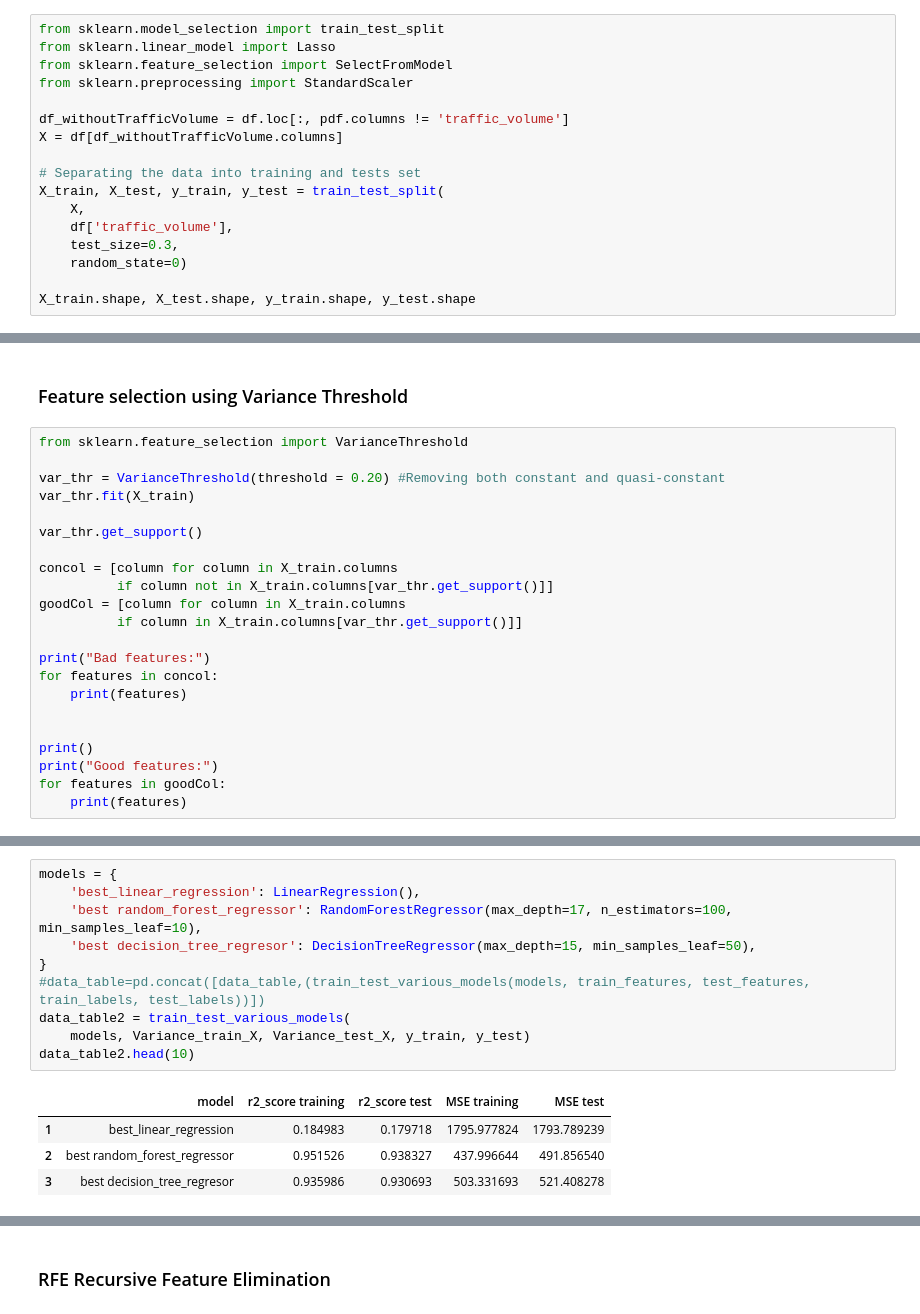
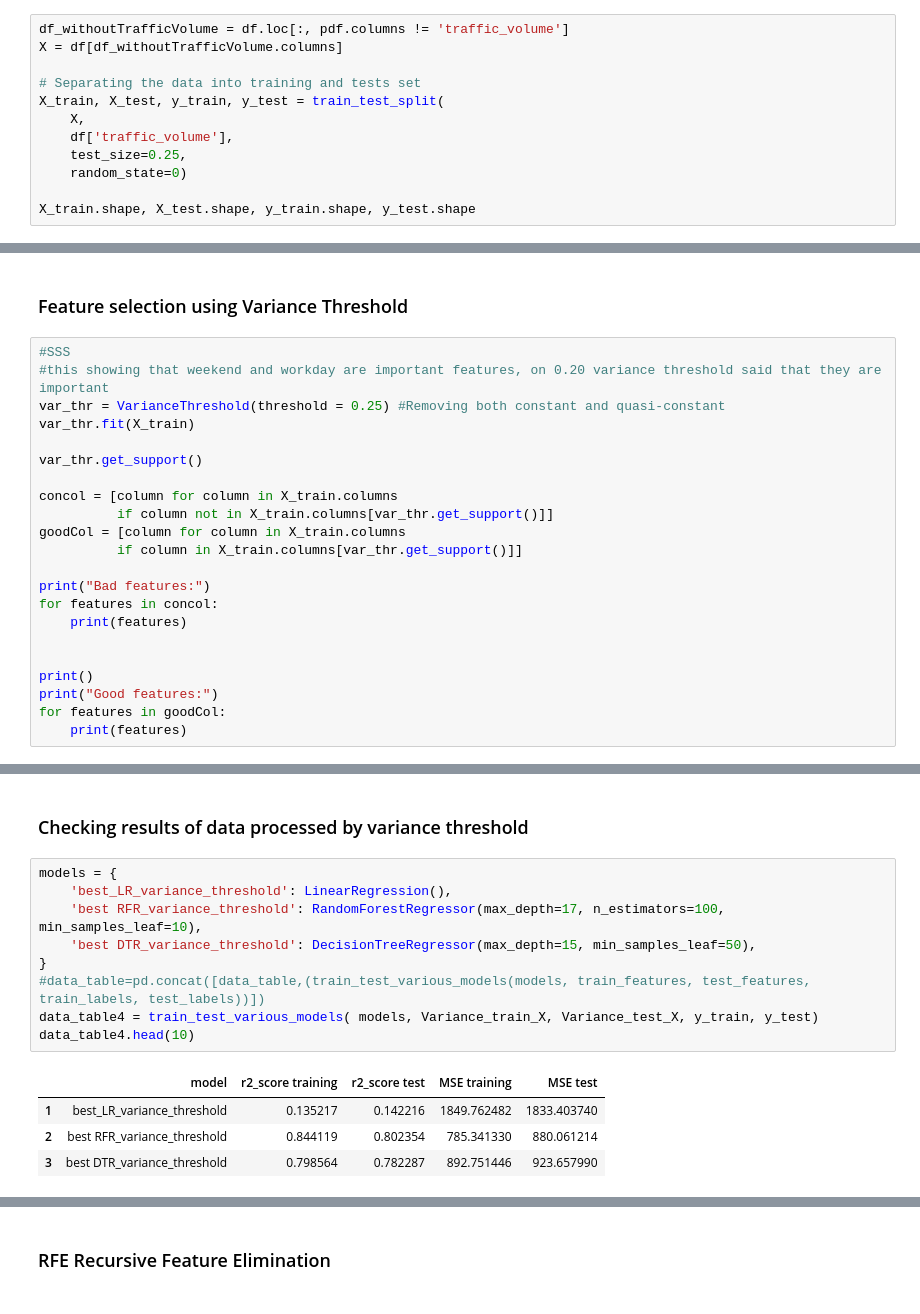
Before and after one commit to MrFICAX/Machine_Learning_Project_1, a Jupyter notebook: Projekat1_InProgress.ipynb, the cells around one changed output, grey strips where cells are left out. Saved outputs shown, nothing was run; the diff lists cells and outputs as text.

```diff
--- a/Projekat1_InProgress.ipynb
+++ b/Projekat1_InProgress.ipynb
@@ -1168,9 +1273,4 @@ plot_prediction(df_test_predrf, 25)
 # %%
-from sklearn.model_selection import train_test_split
-from sklearn.linear_model import Lasso
-from sklearn.feature_selection import SelectFromModel
-from sklearn.preprocessing import StandardScaler
-
 df_withoutTrafficVolume = df.loc[:, pdf.columns != 'traffic_volume']
 X = df[df_withoutTrafficVolume.columns]
 
@@ -1178,7 +1278,7 @@ X = df[df_withoutTrafficVolume.columns]
 X_train, X_test, y_train, y_test = train_test_split(
     X,
     df['traffic_volume'],
-    test_size=0.3,
+    test_size=0.25,
     random_state=0)
 
 X_train.shape, X_test.shape, y_train.shape, y_test.shape
@@ -1187,9 +1287,9 @@ X_train.shape, X_test.shape, y_train.shape, y_test.shape
 # %% [markdown]
 ### Feature selection using Variance Threshold
 # %%
-from sklearn.feature_selection import VarianceThreshold
-
-var_thr = VarianceThreshold(threshold = 0.20) #Removing both constant and quasi-constant
+#SSS
+#this showing that weekend and workday are important features, on 0.20 variance threshold said that they are important
+var_thr = VarianceThreshold(threshold = 0.25) #Removing both constant and quasi-constant
 var_thr.fit(X_train)
 
 var_thr.get_support()
@@ -1260,16 +1356,17 @@ Variance_train_X.columns, Variance_test_X.columns
+# %% [markdown]
+### Checking results of data processed by variance threshold
 # %%
 models = {
-    'best_linear_regression': LinearRegression(),
-    'best random_forest_regressor': RandomForestRegressor(max_depth=17, n_estimators=100, min_samples_leaf=10),
-    'best decision_tree_regresor': DecisionTreeRegressor(max_depth=15, min_samples_leaf=50),
+    'best_LR_variance_threshold': LinearRegression(),
+    'best RFR_variance_threshold': RandomForestRegressor(max_depth=17, n_estimators=100, min_samples_leaf=10),
+    'best DTR_variance_threshold': DecisionTreeRegressor(max_depth=15, min_samples_leaf=50),
 }
 #data_table=pd.concat([data_table,(train_test_various_models(models, train_features, test_features, train_labels, test_labels))])
-data_table2 = train_test_various_models(
-    models, Variance_train_X, Variance_test_X, y_train, y_test)
-data_table2.head(10)
+data_table4 = train_test_various_models( models, Variance_train_X, Variance_test_X, y_train, y_test)
+data_table4.head(10)
 # %% [output]
 |  | model | r2_score training | r2_score test | MSE training | MSE test |
-| 1 | best_linear_regression | 0.184983 | 0.179718 | 1795.977824 | 1793.789239 |
-| 2 | best random_forest_regressor | 0.951526 | 0.938327 | 437.996644 | 491.856540 |
-| 3 | best decision_tree_regresor | 0.935986 | 0.930693 | 503.331693 | 521.408278 |
+| 1 | best_LR_variance_threshold | 0.135217 | 0.142216 | 1849.762482 | 1833.403740 |
+| 2 | best RFR_variance_threshold | 0.844119 | 0.802354 | 785.341330 | 880.061214 |
+| 3 | best DTR_variance_threshold | 0.798564 | 0.782287 | 892.751446 | 923.657990 |
 # %%
```
Also changed, not shown: parts of 160 cells of this notebook, 1 other file.
